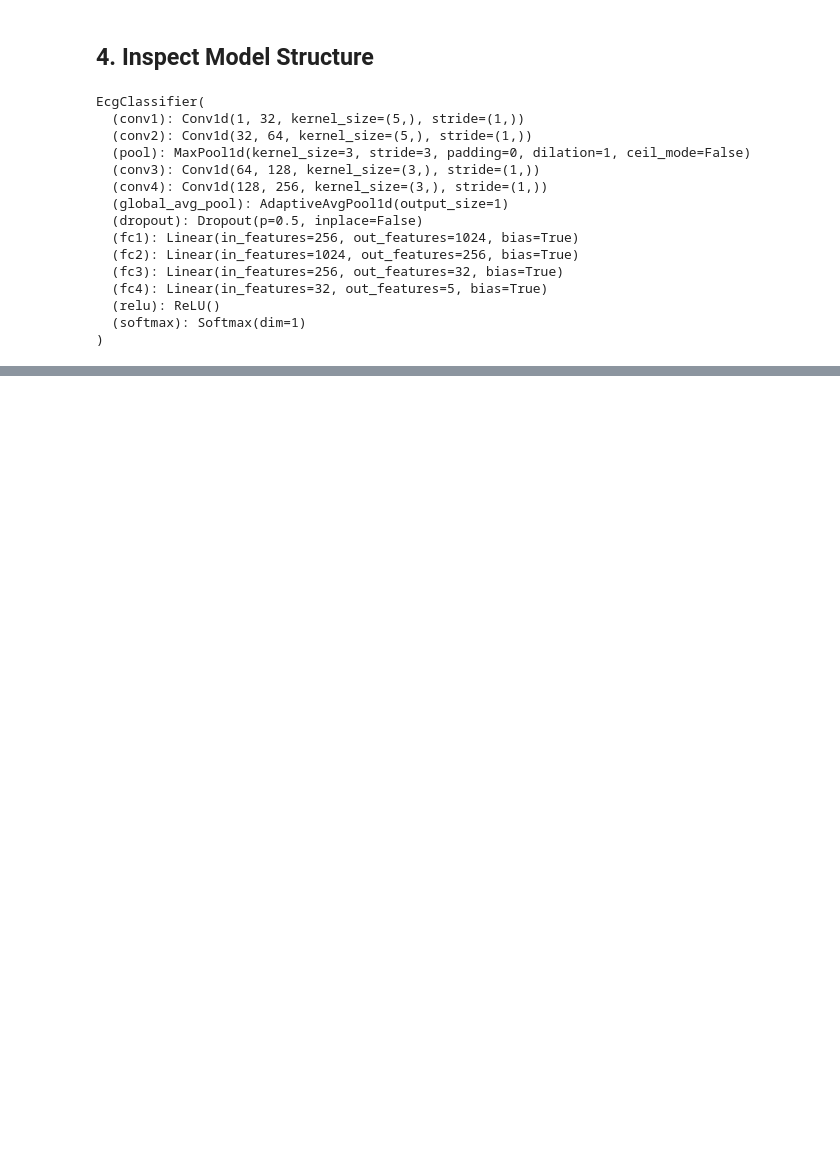
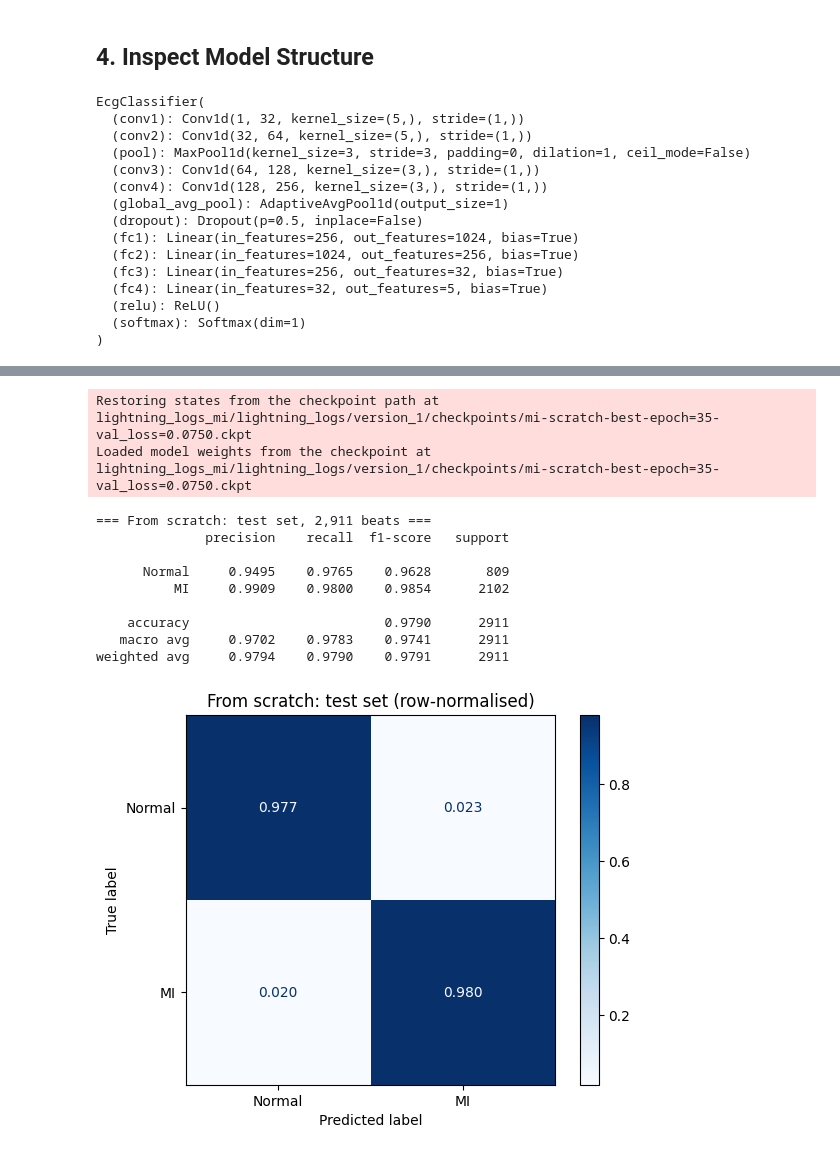
Before and after one commit to MichaelJWebster/arrhythmia_detection_ecg, a Jupyter notebook: transfer_learning.ipynb, the cells around one changed output, grey strips where cells are left out. Cells and saved outputs as stored; diff of their text form; code cells hidden in the pictures; blank space fills up the shorter version.

```diff
--- a/transfer_learning.ipynb
+++ b/transfer_learning.ipynb
@@ -115,13 +54,14 @@ Find the most recently modified `.ckpt` file under `lightning_logs/` and load it
 notebook_dir = Path(".")
 
 # Find all checkpoints under lightning_logs and pick the most recently modified one
+patterns = [f"ecg-{ARCH}-best-*.ckpt"] + (["ecg-best-*.ckpt"] if ARCH == "simple" else [])
 ckpt_files = sorted(
-    notebook_dir.glob("lightning_logs/**/checkpoints/*.ckpt"),
+    (f for pattern in patterns for f in notebook_dir.glob(f"lightning_logs/**/checkpoints/{pattern}")),
     key=lambda p: p.stat().st_mtime,
 )
 
 if not ckpt_files:
-    raise FileNotFoundError("No checkpoints found under lightning_logs/. Run training first.")
+    raise FileNotFoundError(f"No {ARCH!r} checkpoints under lightning_logs/. Run ecg_classify_beats.ipynb with ECG_ARCH={ARCH} first.")
 
 ckpt_path = ckpt_files[-1]
 print(f"Loading checkpoint: {ckpt_path}")
@@ -132,12 +72,13 @@ print(f"Loading checkpoint: {ckpt_path}")
 # It is only needed for training loss — not for inference.
 lightning_module = EcgLightningModule.load_from_checkpoint(
     ckpt_path,
-    num_classes=5,
     strict=False,
+    map_location="cpu",  # checkpoints trained on CUDA load on any machine
 )
 
 # Extract just the inner nn.Module and set to eval mode
-model: EcgClassifier = lightning_module.model
+assert lightning_module.arch == ARCH, f"checkpoint is {lightning_module.arch!r}, expected {ARCH!r}"
+model = lightning_module.model
 model.eval()
 
 print("Model loaded and set to eval() mode.")
@@ -212,0 +391,7 @@ Estimated Total Size (MB): 2.99
+# %%
+pl.seed_everything(SEED, workers=True)
+
+scratch = BeatClassifier(scratch_model(), class_weights)
+print(f"Trainable parameters: {sum(p.numel() for p in scratch.parameters()):,}")
+
+scratch_trainer = fit(scratch, "mi-scratch", max_epochs=epoch_limit(100))
@@ -212,0 +406,15 @@ Estimated Total Size (MB): 2.99
+# %%
+scratch_results = evaluate(scratch_trainer, scratch, "From scratch")
+# %% [output]
+Restoring states from the checkpoint path at lightning_logs_mi/lightning_logs/version_1/checkpoints/mi-scratch-best-epoch=35-val_loss=0.0750.ckpt
+Loaded model weights from the checkpoint at lightning_logs_mi/lightning_logs/version_1/checkpoints/mi-scratch-best-epoch=35-val_loss=0.0750.ckpt
+=== From scratch: test set, 2,911 beats ===
+              precision    recall  f1-score   support
+
+      Normal     0.9495    0.9765    0.9628       809
+          MI     0.9909    0.9800    0.9854      2102
+
+    accuracy                         0.9790      2911
+   macro avg     0.9702    0.9783    0.9741      2911
+weighted avg     0.9794    0.9790    0.9791      2911
+[figure, added]
```
Also changed, not shown: parts of 25 cells of this notebook, 6 other files.
